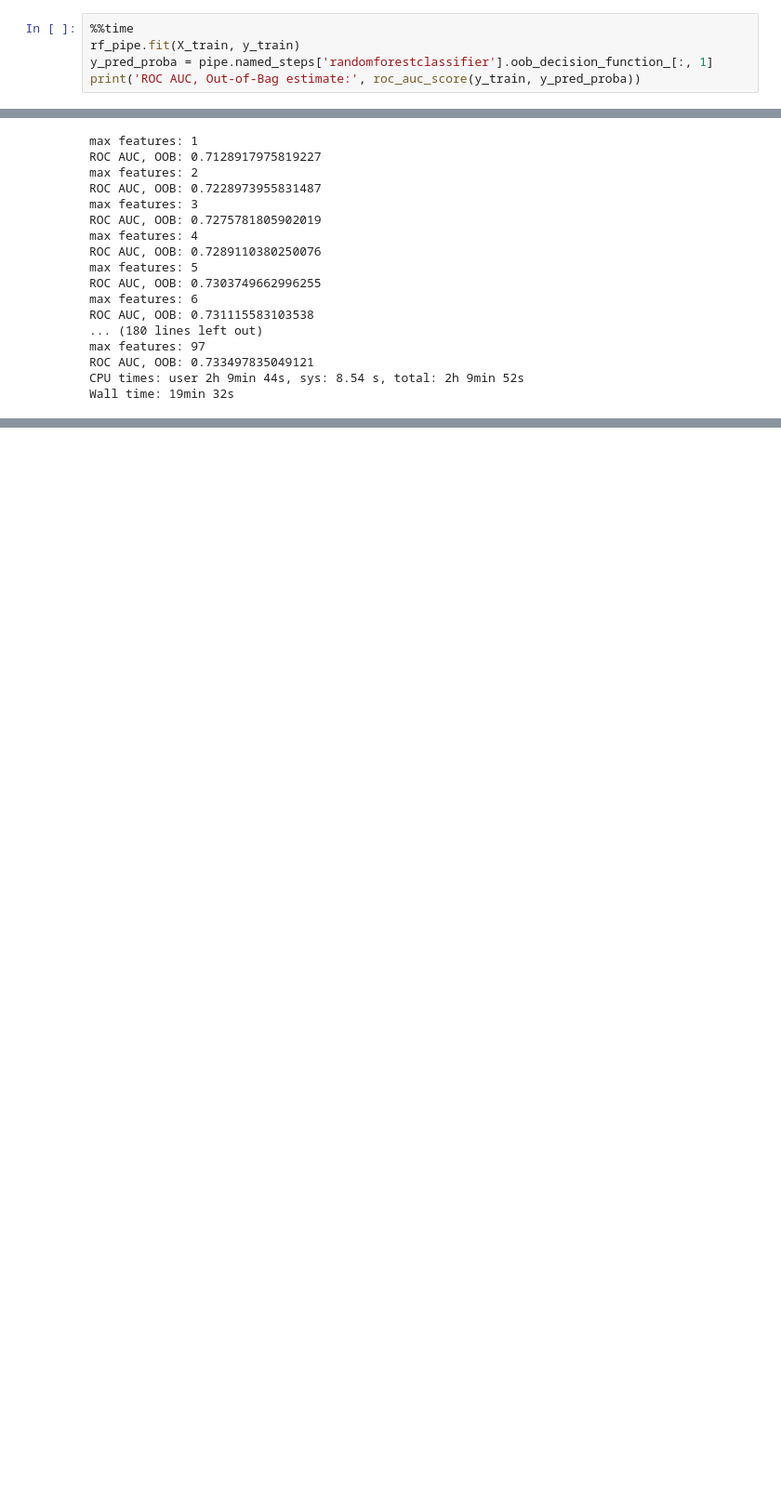
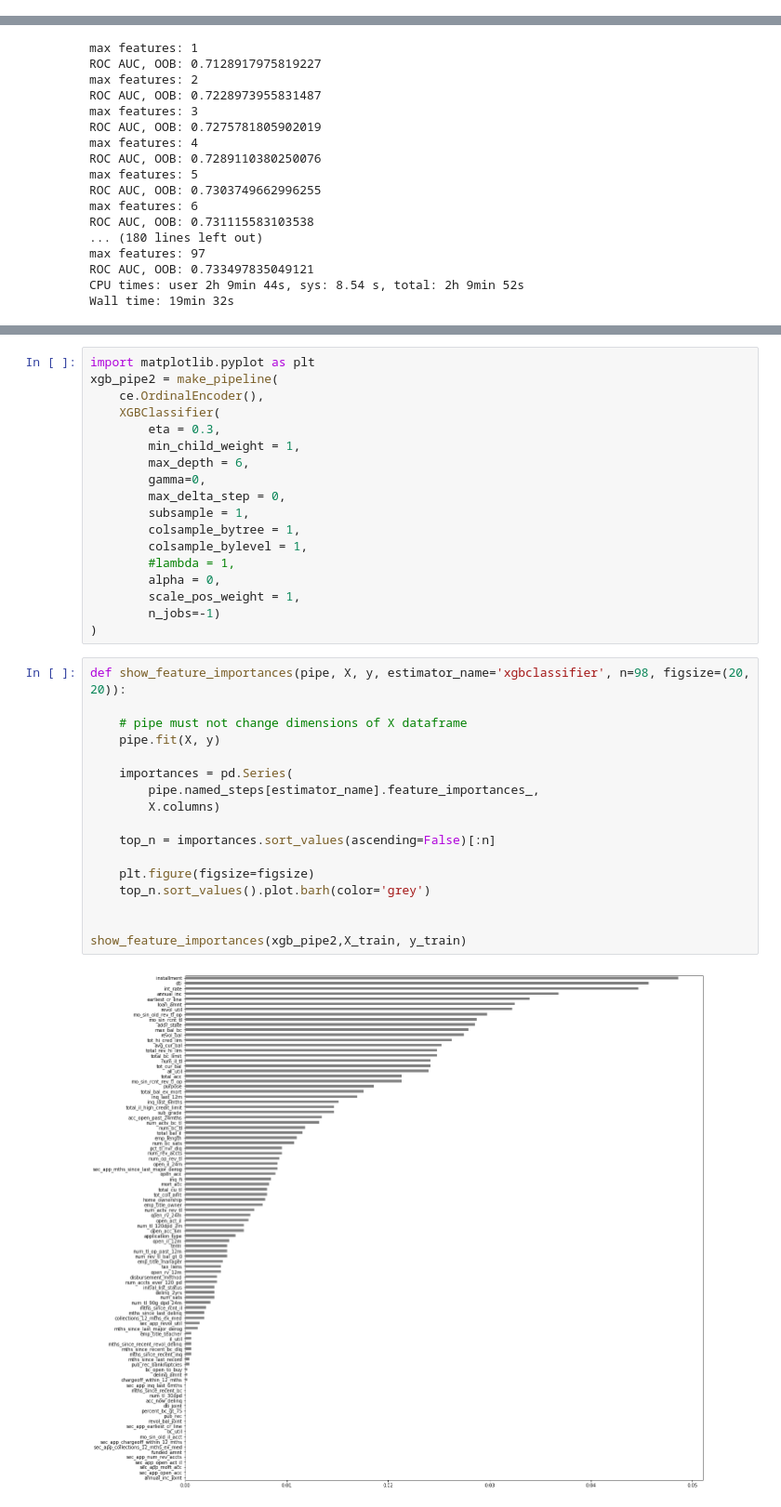
Before and after one commit to bloominstituteoftechnology/DS-Unit-4-Sprint-1-Tree-Ensembles, a Jupyter notebook: kaggle-comp/ds1-tree-ensembles/Kaggle-Comp-models-1.ipynb, the cells around one changed output, grey strips where cells are left out. Shown at 93% size. Cells and saved outputs as stored; diff of their text form; blank space fills up the shorter version.

```diff
--- a/kaggle-comp/ds1-tree-ensembles/Kaggle-Comp-models-1.ipynb
+++ b/kaggle-comp/ds1-tree-ensembles/Kaggle-Comp-models-1.ipynb
@@ -234,7 +236,2 @@ make_predictions(rf_pipe, X_train, y_train, X_test, "rf6")
 # %%
 from sklearn.metrics import roc_auc_score
-# %%
-%%time
-rf_pipe.fit(X_train, y_train)
-y_pred_proba = pipe.named_steps['randomforestclassifier'].oob_decision_function_[:, 1]
-print('ROC AUC, Out-of-Bag estimate:', roc_auc_score(y_train, y_pred_proba))
@@ -428,0 +474,37 @@ Wall time: 19min 32s
+# %%
+import matplotlib.pyplot as plt
+xgb_pipe2 = make_pipeline(
+    ce.OrdinalEncoder(),
+    XGBClassifier(
+        eta = 0.3,
+        min_child_weight = 1,
+        max_depth = 6,
+        gamma=0,
+        max_delta_step = 0,
+        subsample = 1,
+        colsample_bytree = 1,
+        colsample_bylevel = 1,
+        #lambda = 1,
+        alpha = 0,
+        scale_pos_weight = 1,
+        n_jobs=-1)
+)
+# %%
+def show_feature_importances(pipe, X, y, estimator_name='xgbclassifier', n=98, figsize=(20, 20)):
+
+    # pipe must not change dimensions of X dataframe
+    pipe.fit(X, y)
+
+    importances = pd.Series(
+        pipe.named_steps[estimator_name].feature_importances_,
+        X.columns)
+
+    top_n = importances.sort_values(ascending=False)[:n]
+
+    plt.figure(figsize=figsize)
+    top_n.sort_values().plot.barh(color='grey')
+
+
+show_feature_importances(xgb_pipe2,X_train, y_train)
+# %% [output]
+[figure, added]
```
Also changed, not shown: parts of 21 cells of this notebook, 10 other files.
